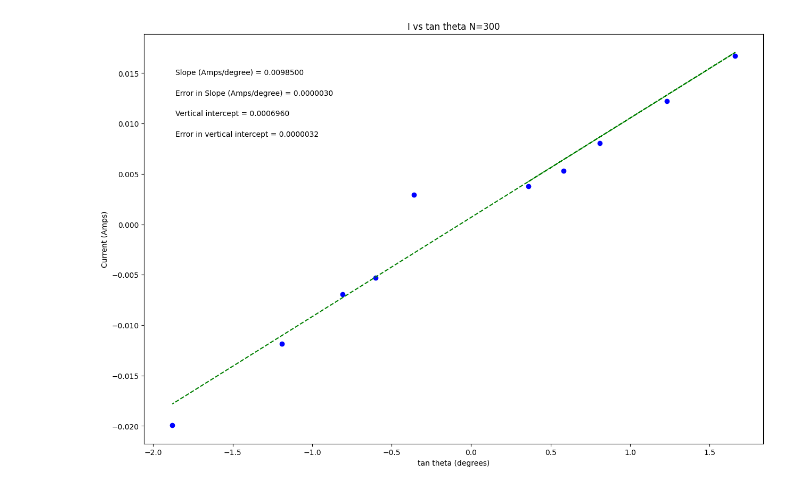
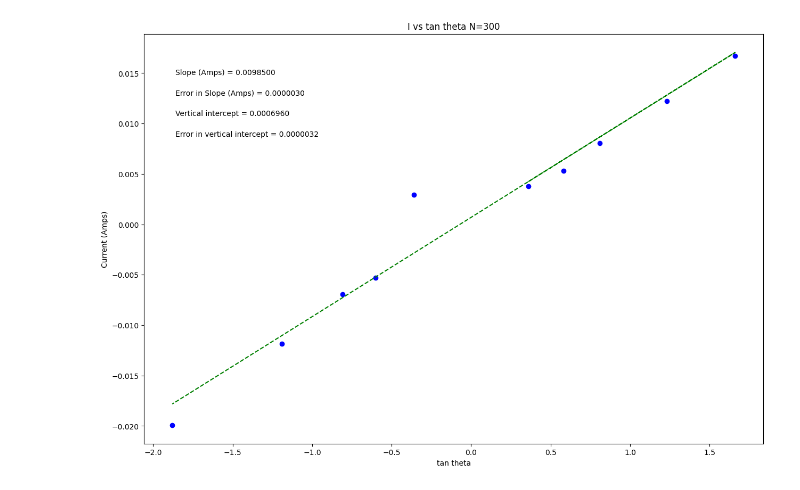
Before and after one commit to catherine0518/Physics-Lab-Fall, a Jupyter notebook: Copy_of_Measuring_the_Local_Magnetic_Field.ipynb, the cells around one changed output. Drawn from its saved outputs; the diff is of its cells as text; code cells hidden in the pictures.

```diff
--- a/Copy_of_Measuring_the_Local_Magnetic_Field.ipynb
+++ b/Copy_of_Measuring_the_Local_Magnetic_Field.ipynb
@@ -278,9 +278,9 @@ dy = err_yvariable        #this should be your error in y array
 #UPDATE EACH OF THESE 4 STRINGS FOR YOUR PLOT LABELS AS YOU WANT THEM TO APPEAR
 
 plot_title= 'I vs tan theta N=300'
-x_label= 'tan theta (degrees)'
+x_label= 'tan theta'
 y_label= 'Current (Amps)'
-slope_units= 'Amps/degree'
+slope_units= 'Amps'
 
 #UPDATE ANNOTATION PLACEMENT SO IT'S OUT OF WAY OF PLOTTED DATA AND BEST FIT LINE
 #integer from 1 to 4, top R corner is 1 (counter-clockwise from there)
@@ -332,31 +332,31 @@ elif annotation_placement==3 or annotation_placement==4:
 #Don't need to change anything in this section!
 
 #Plot data on graph. Plot error bars and place values for slope,
 #error in slope, and vertical intercept (plus error) on the plot using "annotate"
 
 plt.figure(figsize=(15,10))
 
 plt.plot(x, fit, color='green', linestyle='--')
 plt.scatter(x, y, color='blue', marker='o')
 
 plt.xlabel(x_label)
 plt.ylabel(y_label)
 plt.title(plot_title)
 
 plt.errorbar(x, y, yerr=dy, xerr=None, fmt="none") #don't need to plot x error bars
 
 plt.annotate('Slope ({}) = {value:.{digits}f}'.format(slope_units,value=m, digits=7),
              (xpos, ypos[0]), xycoords='axes fraction')
 
 plt.annotate('Error in Slope ({}) = {value:.{digits}f}'.format(slope_units,value=dm, digits=7),
              (xpos, ypos[1]), xycoords='axes fraction')
 
 plt.annotate('Vertical intercept = {value:.{digits}f}'.format(value=b, digits=7),
              (xpos, ypos[2]), xycoords='axes fraction')
 
 plt.annotate('Error in vertical intercept = {value:.{digits}f}'.format(value=db, digits=7),
              (xpos, ypos[3]), xycoords='axes fraction')
 
 plt.show()
 # %% [output]
-[figure, old version]
+[figure, new version]
```
Also changed, not shown: parts of 2 cells of this notebook.
